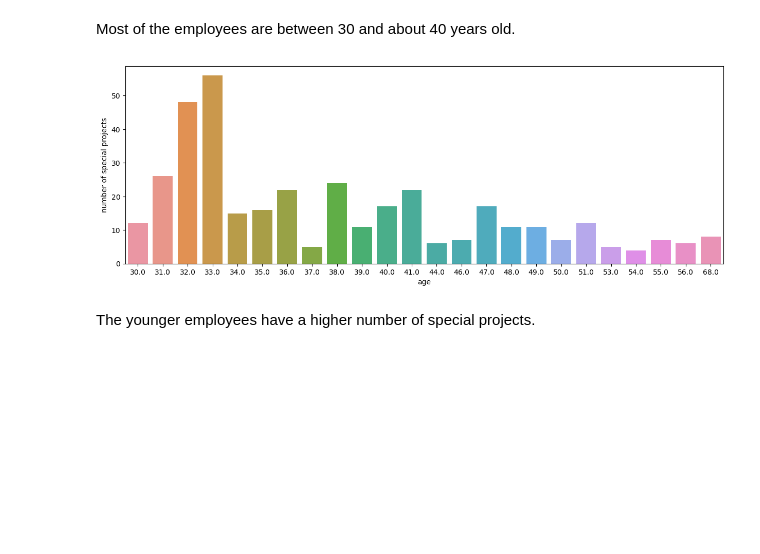
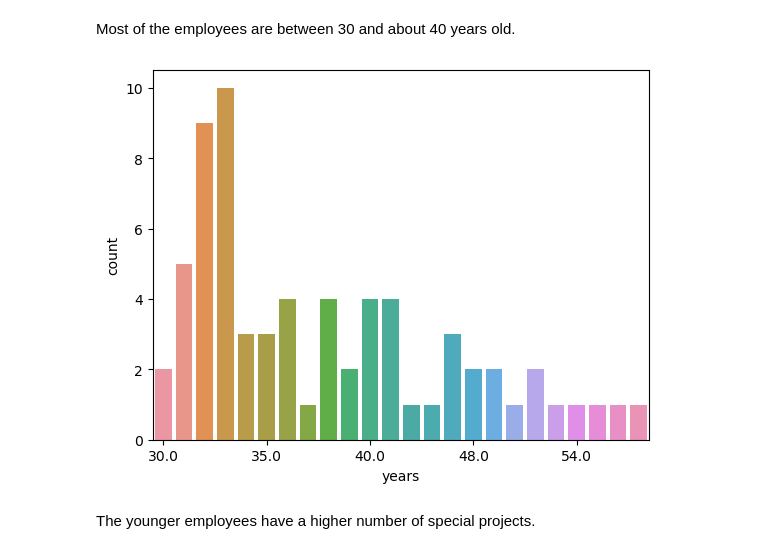
Before and after one commit to DamMroz/program_9_2, a Jupyter notebook: task_9_2.ipynb, the cells around one changed output. Cells and saved outputs as stored; diff of their text form; code cells hidden in the pictures; blank space fills up the shorter version.

```diff
--- a/task_9_2.ipynb
+++ b/task_9_2.ipynb
@@ -114,20 +78,17 @@ df_new_years_2['years'].plot(kind='hist',bins=50,color='b',xlabel="age").locator
 Most of the employees are between 30 and about 40 years old.
 # %%
 df_new['years'] = df_new['years'].apply(lambda row: round(row+100,0) if row<0  else round(row,0))
-df_new=df_new.groupby(['years','SpecialProjectsCount']).size()
-df_new=df_new.to_frame()
-df_new = df_new.reset_index()
-df_new = df_new.drop(df_new[df_new['SpecialProjectsCount'] == 0.0].index)
-df_new=df_new.rename( columns={0 :'Amount'})
-df_new['total'] = df_new['SpecialProjectsCount'] * df_new['Amount']
-df_new=df_new.groupby(['years'])['total'].sum()
-df_new=df_new.to_frame()
-df_new = df_new.reset_index()
-plt.figure(figsize=(15,5))
-age_plot=sns.barplot(x='years',y='total',data=df_new)
-age_plot.set(xlabel='age', ylabel='number of special projects')
+df_new_2=df_new.pivot_table(index=df_new['years'],columns=df_new['SpecialProjectsCount'],values='SpecialProjectsCount',aggfunc='count').fillna(0)
+df_new_2
+df_new_2=df_new_2.reset_index()
+df_new_2=df_new_2.drop(df_new_2.columns[1],axis=1)
+df_new_2["count"]=df_new_2.iloc[2:].sum(axis='columns')-df_new_2['years']
+df_new_2=df_new_2[(df_new_2['count'] != 0)]
+df_new_2.dropna(inplace=True)
+age_plot=sns.barplot(x='years',y='count',data=df_new_2)
+age_plot.xaxis.set_major_locator(ticker.MultipleLocator(5))
 plt.show()
 # %% [output]
-[figure, old version]
+[figure, new version]
 # %% [markdown]
 The younger employees have a higher number of special projects.
```
Also changed, not shown: parts of 9 cells of this notebook.
